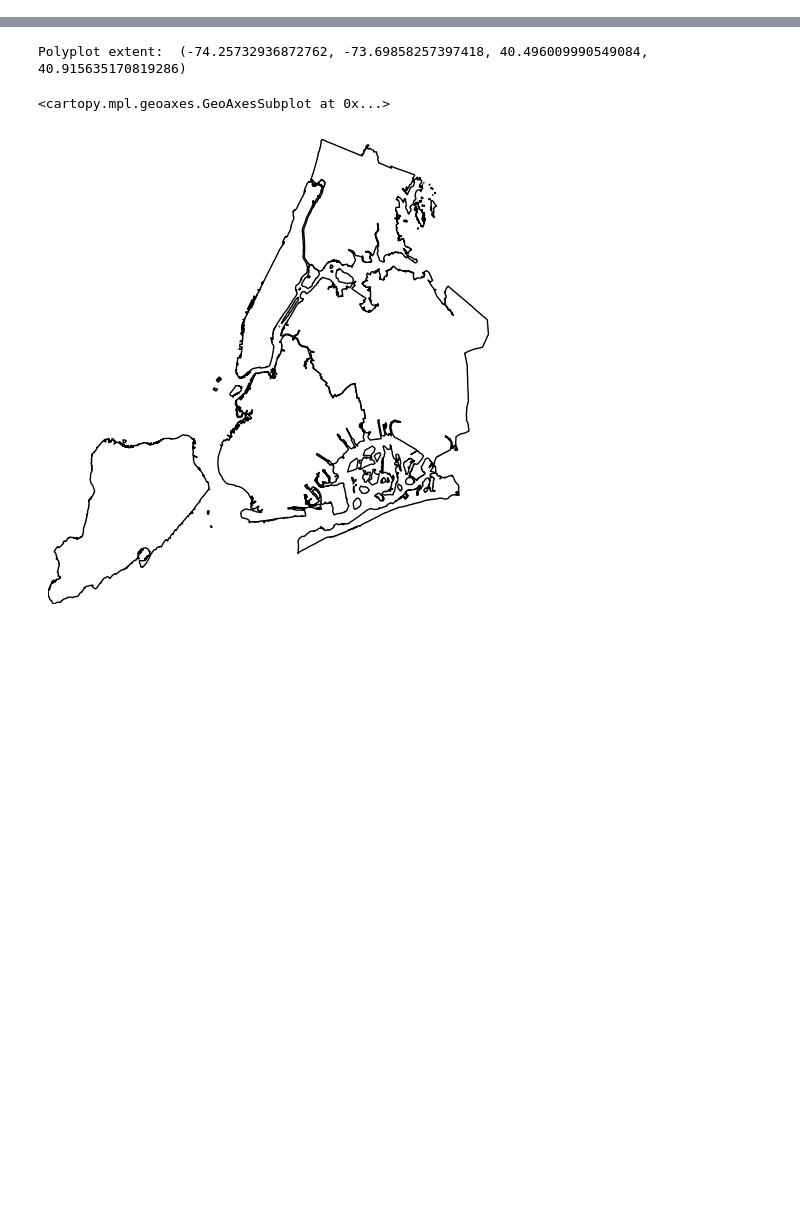
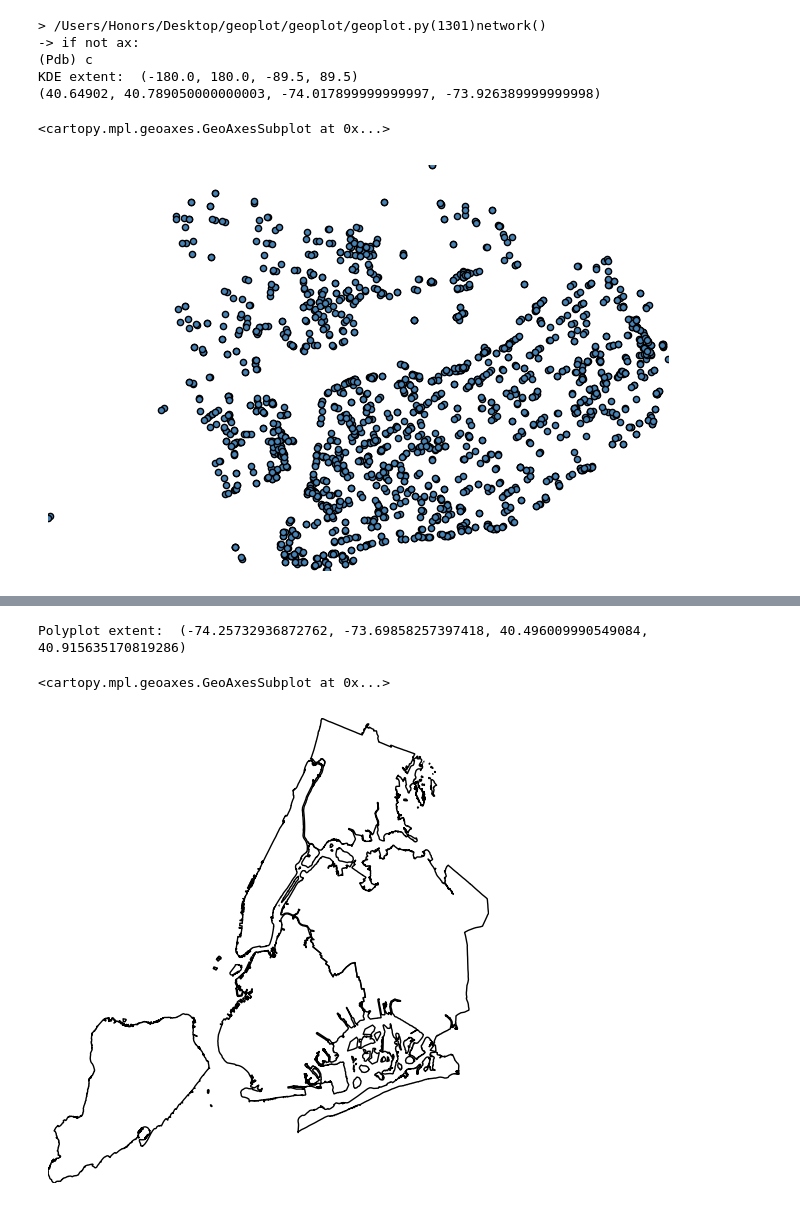
Before and after one commit to ResidentMario/geoplot, a Jupyter notebook: notebooks/dev-1.ipynb, the cells around one changed output, grey strips where cells are left out. Saved outputs shown, nothing was run; the diff lists cells and outputs as text; code cells hidden in the pictures; blank space fills up the shorter version.

Commit message:
Fix projections for good.

```diff
--- a/notebooks/dev.ipynb
+++ b/notebooks/dev-1.ipynb
@@ -19,0 +39,19 @@ ax.set_extent?
+# %%
+citibike = pd.read_csv("https://raw.githubusercontent.com/ResidentMario/citibike-sankey/master/data/linesegments.csv", index_col=0)
+# %%
+def geometries(srs):
+    start = Point(srs['Start X'], srs['Start Y'])
+    end = Point(srs['End X'], srs['End Y'])
+    return pd.Series({'From': start, 'To': end})
+
+to_and_from = citibike.sample(1000).apply(geometries, axis='columns')
+# %%
+gplt.network(citibike, start=to_and_from['From'], end=to_and_from['To'], projection=ccrs.PlateCarree())
+# %% [output]
+> /Users/Honors/Desktop/geoplot/geoplot/geoplot.py(1301)network()
+-> if not ax:
+(Pdb) c
+KDE extent:  (-180.0, 180.0, -89.5, 89.5)
+(40.64902, 40.789050000000003, -74.017899999999997, -73.926389999999998)
+<cartopy.mpl.geoaxes.GeoAxesSubplot at 0x...>
+[figure, added]
```
Also changed, not shown: parts of 4 cells of this notebook, 3 other files.
